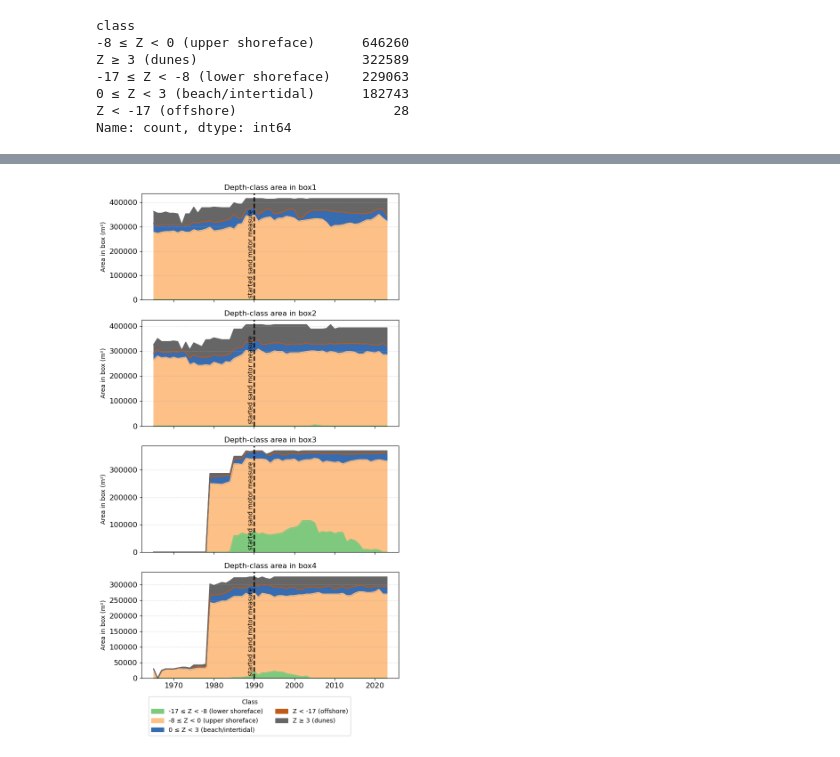
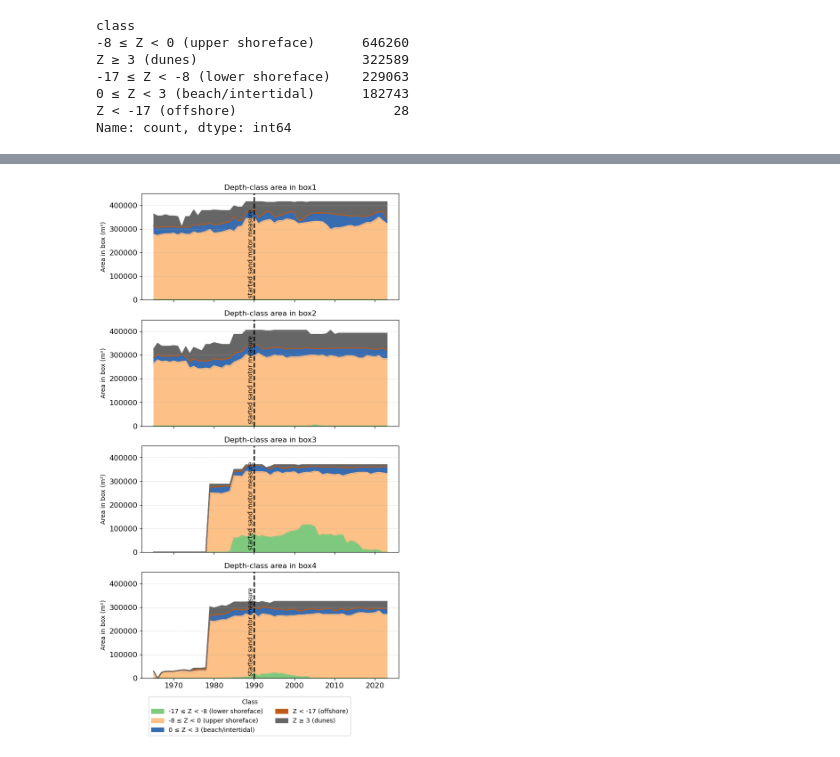
Before and after one commit to movephutthaphaiboon/model-based-water-systems-assessment, a Jupyter notebook: coastal_lab/coast-evolution-cleaned.ipynb, the cells around one changed output, grey strips where cells are left out. Cells and saved outputs as stored; diff of their text form; code cells hidden in the pictures.

```diff
--- a/coastal_lab/coast-evolution-cleaned.ipynb
+++ b/coastal_lab/coast-evolution-cleaned.ipynb
@@ -1628,32 +1628,32 @@ for ax, b in zip(axes, boxes):
         ax.set_title(f'{b} (missing)')
         ax.set_yticks([])
         continue
 
     dfb = area_combined[b].sort_index()
     # ensure column order matches classes and fill missing with 0
     dfb = dfb.reindex(columns=classes).fillna(0)
 
     # pass the same colors to the plotting routine so legend matches
     dfb.plot.area(ax=ax, legend=False, color=colors[:len(dfb.columns)])
     ax.set_ylabel("Area in box (m²)")
     ax.set_title(f"Depth-class area in {b}")
-    ax.set_ylim(bottom=0)
+    ax.set_ylim(bottom=0, top=450000)  # set a common y-limit for better comparison
     ax.grid(axis='y', linestyle='--', alpha=0.4)
     ax.tick_params(axis='x', rotation=0)
     ax.tick_params(axis='y', labelsize=12)
     ax.tick_params(axis='x', labelsize=12)
 
     # add vertical line at 1990; label 'started filling sand motor'
     ax.axvline(x=1990, color='black', linestyle='--', linewidth=2)
     ax.text(1990, ax.get_ylim()[1]*0.02, 'started sand motor measure',
             color='black', fontsize=10, ha='right', va='bottom', rotation=90)
 
 # common legend (bottom)
 handles = [mpatches.Patch(color=colors[i % len(colors)], label=str(classes[i])) for i in range(len(classes))]
 ncol = 2
 fig.legend(handles=handles, title='Class', loc='lower center', bbox_to_anchor=(0.5, -0.05), ncol=ncol)
 
 plt.tight_layout(rect=(0, 0.03, 1, 1))
 plt.show()
 # %% [output]
-[figure, old version]
+[figure, new version]
```
Also changed, not shown: parts of 3 cells of this notebook, 1 other file.
